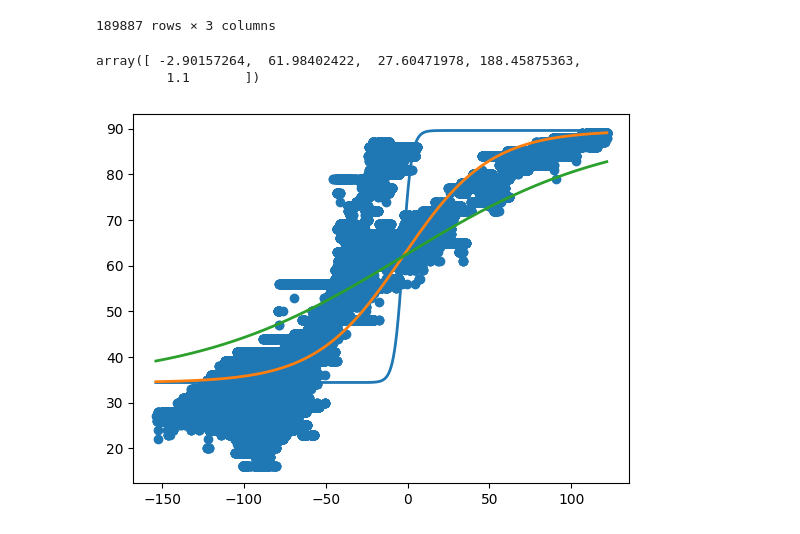
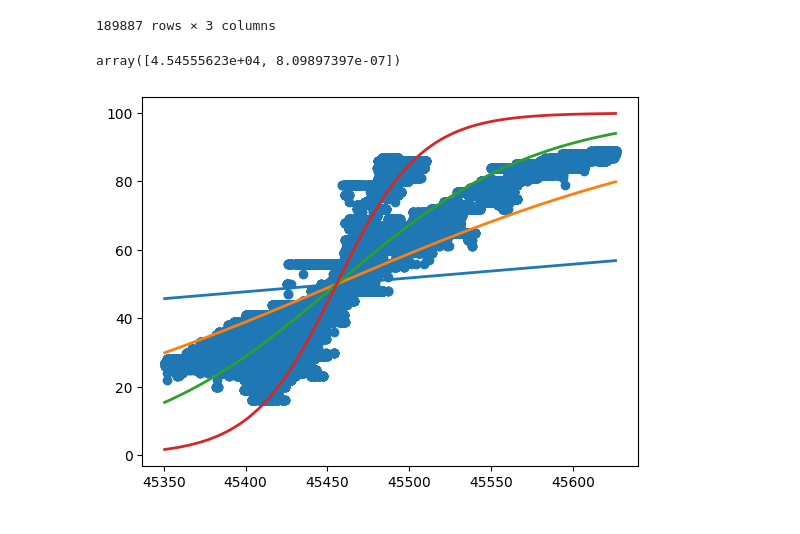
Before and after one commit to kamyarghiam/kalshi_bot, a Jupyter notebook: src/strategy/research/modeling/up_down_modeling.ipynb, the cells around one changed output. Cells and saved outputs as stored; diff of their text form; code cells hidden in the pictures.

```diff
--- a/src/strategy/research/modeling/up_down_modeling.ipynb
+++ b/src/strategy/research/modeling/up_down_modeling.ipynb
@@ -213,42 +215,44 @@ df
 189887 rows × 3 columns
 # %%
 # Curve to be fitted (for ONE dataset)
-def func( x_time_tup, x0, y0, A, c, p ):
+def func( x_time_tup, x0, c):
     xval = x_time_tup[0]
     time = x_time_tup[1]
-    return y0 + A * np.tanh( c * ( xval - x0 )/ (time ) )
+    return (np.tanh( c * ( xval - x0 ) * time) + 1)*50
 # %%
 # Normalize time column
 df['time'] = (df.time - df.time.min())
 # %%
 from scipy.optimize import curve_fit
 x1, x2, y1, y2 = min( df.x ), max( df.x ), min( df.y ), max( df.y )
-p0 = [ 0.5*(x1+x2), 0.5*(y1+y2), 0.5*(y2-y1), 1.0, 1.1]
-params, cv = curve_fit( func, (df.x, df.time), df.y,p0=p0 )
+p0 = [ 0, 0.001]
+params, cv = curve_fit( func, (df.x, df.time), df.y,p0=p0)
+params
+# %% [output]
+array([4.54555623e+04, 8.09897397e-07])
-# %%
-params
-# %% [output]
-array([ -2.90157264,  61.98402422,  27.60471978, 188.45875363,
-         1.1       ])
 # %%
 xtest =  np.linspace( df.x.min(), df.x.max(), 2000 )
 time_test = np.linspace( df.time.min(), df.time.max(), 2000 )
 ytest = [func((x,t), *params) for x,t in zip(xtest,[1000]*2000)]
+import matplotlib.pyplot as plt
+plt.plot( xtest, ytest, linewidth=2)
+
+ytest = [func((x,t), *params) for x,t in zip(xtest,[5000]*2000)]
 import matplotlib.pyplot as plt
 plt.plot( xtest, ytest, linewidth=2)
 
 ytest = [func((x,t), *params) for x,t in zip(xtest,[10000]*2000)]
 import matplotlib.pyplot as plt
 plt.plot( xtest, ytest, linewidth=2)
 
 ytest = [func((x,t), *params) for x,t in zip(xtest,[24000]*2000)]
 import matplotlib.pyplot as plt
 plt.plot( xtest, ytest, linewidth=2)
 
 plt.scatter( df.x, df.y,)
 
 plt.show()
 # %% [output]
-[figure, old version]
+[figure, new version]
 # %%
 # TODO make curve wider
```
Also changed, not shown: parts of 2 cells of this notebook.
